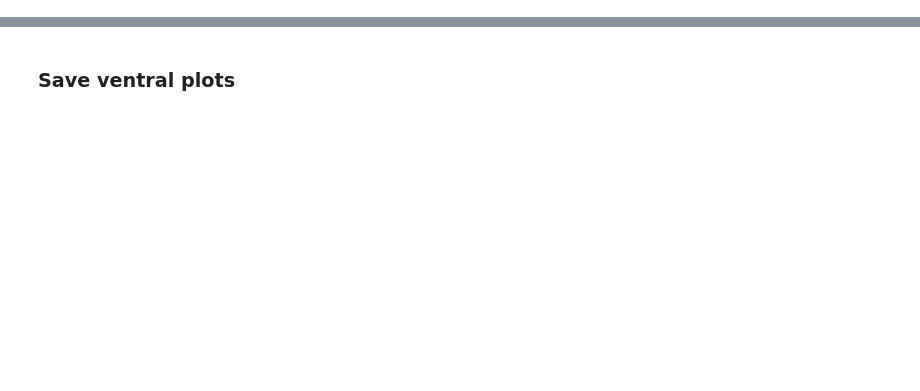
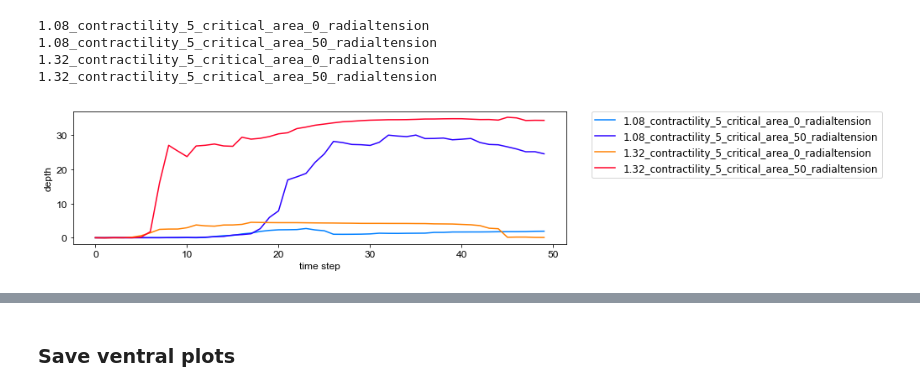
Before and after one commit to suzannelab/invagination, a Jupyter notebook: notebooks/EmbryoMesodermInvagination_AnalysePrincipale.ipynb, the cells around one changed output, grey strips where cells are left out. Saved outputs shown, nothing was run; the diff lists cells and outputs as text; code cells hidden in the pictures; blank space fills up the shorter version.

```diff
--- a/notebooks/EmbryoMesodermInvagination_AnalysePrincipale.ipynb
+++ b/notebooks/EmbryoMesodermInvagination_AnalysePrincipale.ipynb
@@ -51,0 +94,46 @@ list_dir = os.listdir(dirname)
+# %%
+fig, ax1 = plt.subplots()
+color_list = [(0.0, 0.5, 1.0, 1.0),
+              (0.16304347826086973, 0.0, 1.0, 1.0),
+              (1.0, 0.5, 0.0, 1.0),
+              (1.0, 0.0, 0.16, 1.0)
+            ]
+i=0
+for d in list_dir:
+    print (d)
+    depth_0 = define_depth(os.path.join(dirname, d), 0, ['z', 'x'])
+    depth=[]
+    for t in range(0,50):
+        depth.append(depth_0 - define_depth(os.path.join(dirname, d),t, ['z', 'x']))
+
+
+    ax1.plot(depth,color=color_list[i],label = d)
+    i=i+1
+
+ax1.legend(bbox_to_anchor=(1.05, 1), loc=2, borderaxespad=0., prop={'size': 12, 'family':'sans-serif'})
+
+
+ax1.set_xlabel('time step', size=12, family='sans-serif', fontname='Arial')
+ax1.set_ylabel('depth', size=12, family='sans-serif', fontname = 'Arial')
+for tick in ax1.xaxis.get_ticklabels():
+    tick.set_fontsize(12)
+    tick.set_fontname('Arial')
+for tick in ax1.yaxis.get_ticklabels():
+    tick.set_fontsize(12)
+    tick.set_fontname('Arial')
+
+fig.set_size_inches(9, 3)
+fig.savefig('../depth_time.svg', dpi = 150)
+
+
+
+
+
+fig.tight_layout()
+plt.show()
+# %% [output]
+1.08_contractility_5_critical_area_0_radialtension
+1.08_contractility_5_critical_area_50_radialtension
+1.32_contractility_5_critical_area_0_radialtension
+1.32_contractility_5_critical_area_50_radialtension
+[figure, added]
```
Also changed, not shown: parts of 22 cells of this notebook, 10 other files.
